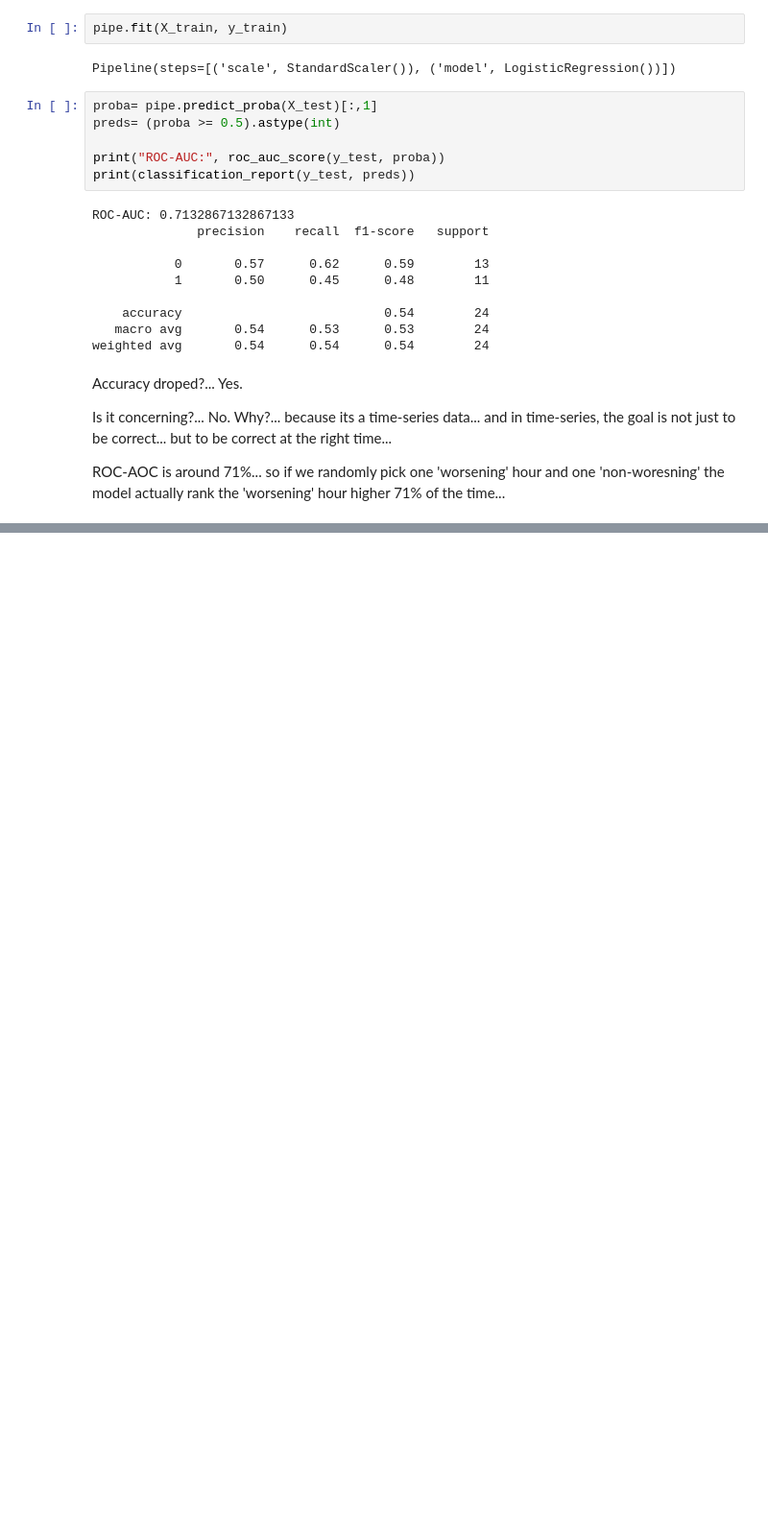
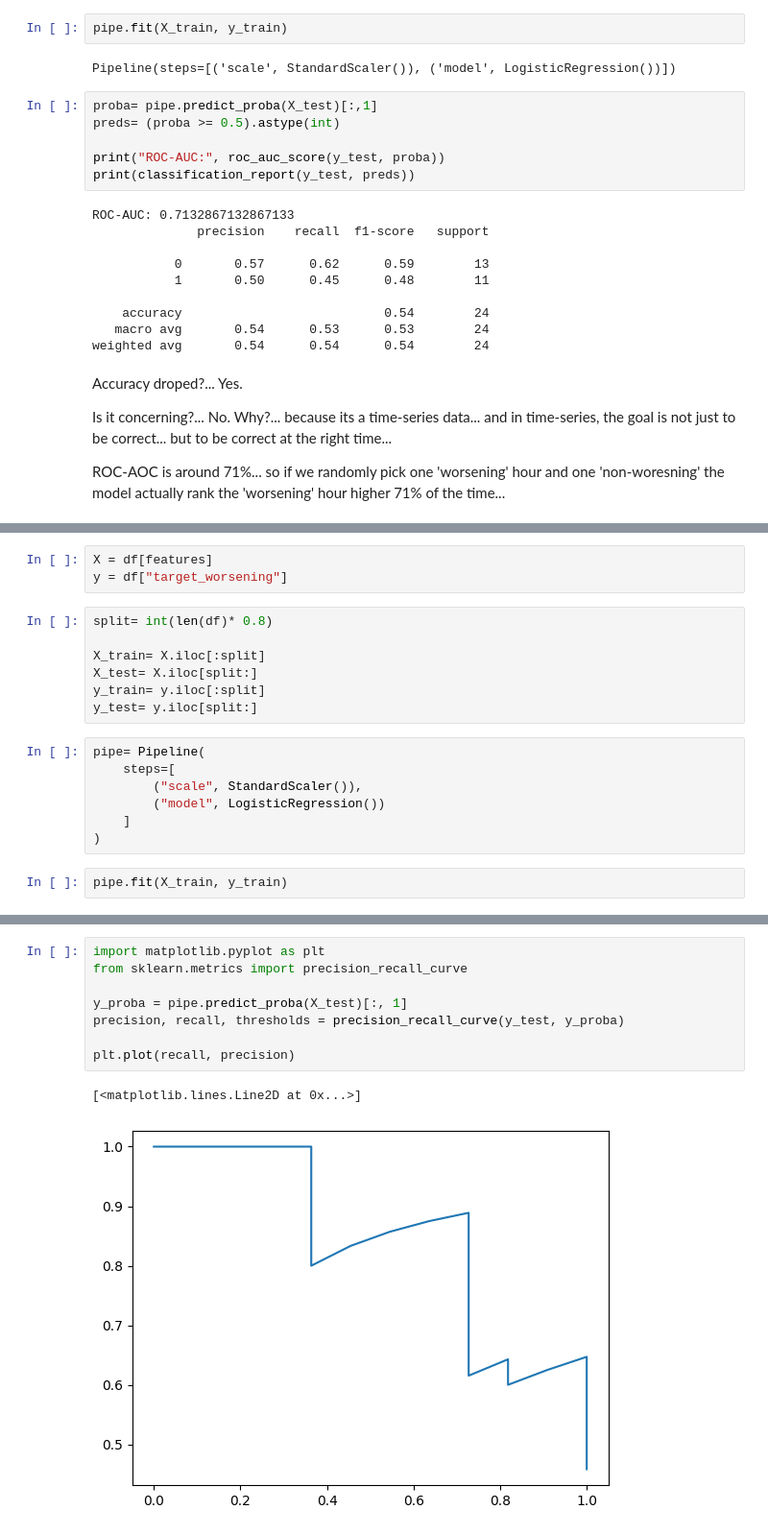
Before and after one commit to CaptianGhost/AirCast-Real-Time-Air-Quality-Risk-Prediction, a Jupyter notebook: notebook/air_quality_exploration.ipynb, the cells around one changed output, grey strips where cells are left out. Shown at 96% size. Drawn from its saved outputs; the diff is of its cells as text; blank space fills up the shorter version.

```diff
--- a/notebook/air_quality_exploration.ipynb
+++ b/notebook/air_quality_exploration.ipynb
@@ -239,0 +282,19 @@ ROC-AOC is around 71%... so if we randomly pick one 'worsening' hour and one 'no
+# %%
+X = df[features]
+y = df["target_worsening"]
+# %%
+split= int(len(df)* 0.8)
+
+X_train= X.iloc[:split]
+X_test= X.iloc[split:]
+y_train= y.iloc[:split]
+y_test= y.iloc[split:]
+# %%
+pipe= Pipeline(
+    steps=[
+        ("scale", StandardScaler()),
+        ("model", LogisticRegression())
+    ]
+)
+# %%
+pipe.fit(X_train, y_train)
@@ -239,0 +329,11 @@ ROC-AOC is around 71%... so if we randomly pick one 'worsening' hour and one 'no
+# %%
+import matplotlib.pyplot as plt
+from sklearn.metrics import precision_recall_curve
+
+y_proba = pipe.predict_proba(X_test)[:, 1]
+precision, recall, thresholds = precision_recall_curve(y_test, y_proba)
+
+plt.plot(recall, precision)
+# %% [output]
+[<matplotlib.lines.Line2D at 0x...>]
+[figure, added]
```
Also changed, not shown: parts of 20 cells of this notebook.
